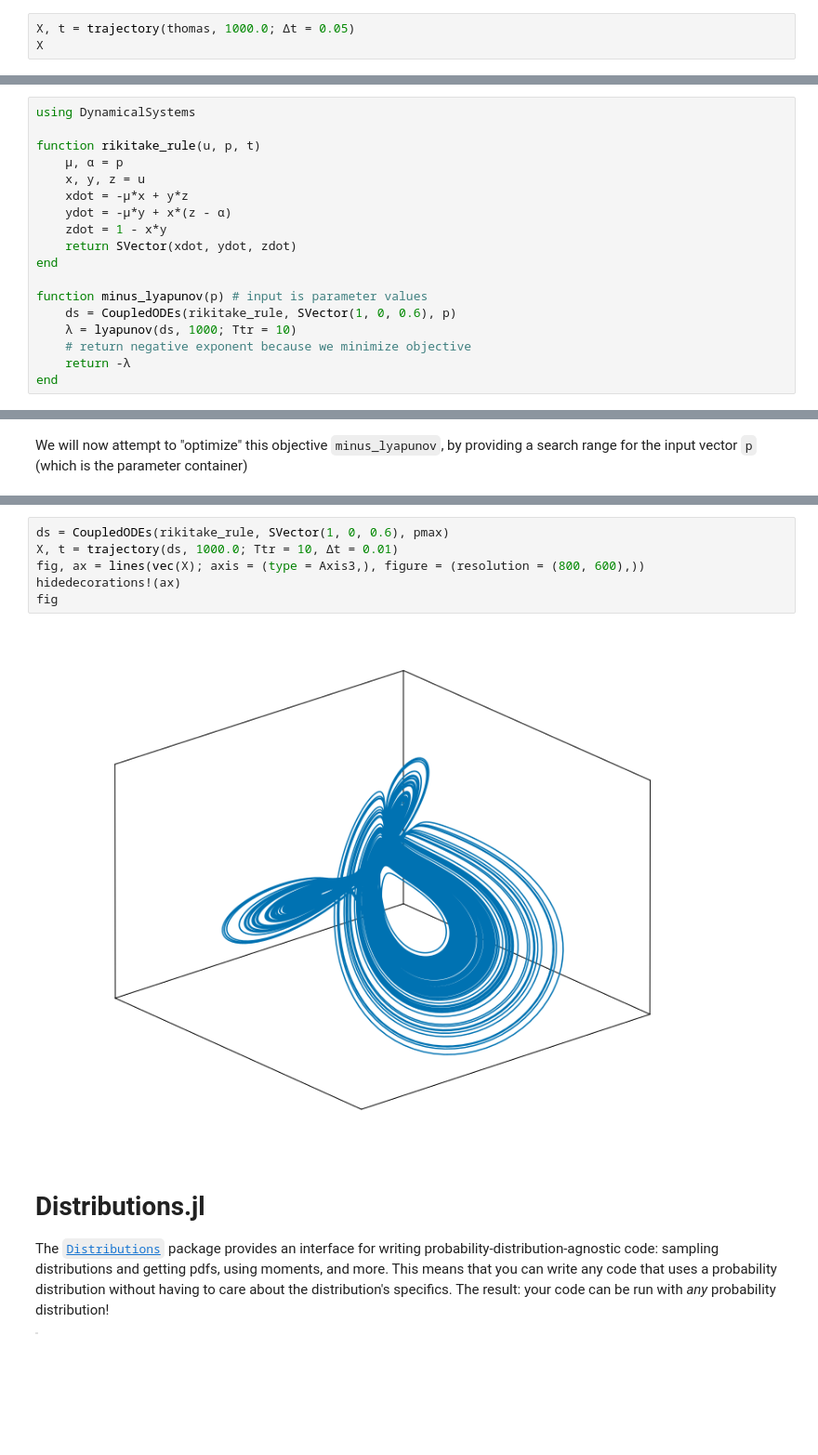
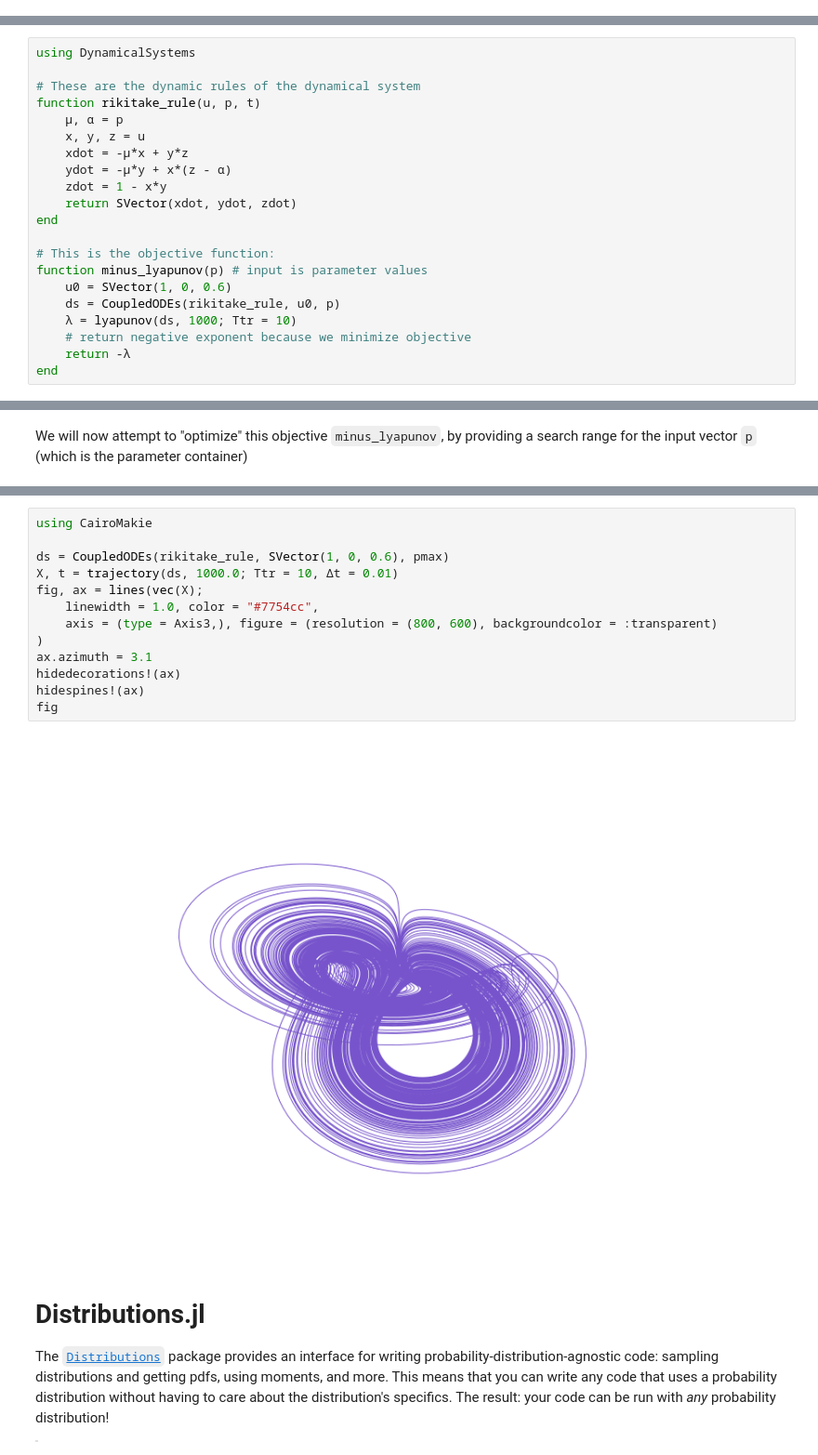
Before and after one commit to Datseris/Zero2Hero-JuliaWorkshop, a Jupyter notebook: 3-Ecosystem.ipynb, the cells around one changed output, grey strips where cells are left out. Shown at 93% size. Cells and saved outputs as stored; diff of their text form; blank space fills up the shorter version.

```diff
--- a/3-Ecosystem.ipynb
+++ b/3-Ecosystem.ipynb
@@ -413,3 +408,0 @@ Both basic as well as advanced tools for nonlinear timeseries analysis are inclu
-# %%
-Χ, t = trajectory(thomas, 1000.0; Δt = 0.05)
-Χ
@@ -472,6 +426,7 @@ To do this we must first define an _objective function_: A  function taking in a
 # %%
 using DynamicalSystems
 
+# These are the dynamic rules of the dynamical system
 function rikitake_rule(u, p, t)
     μ, α = p
     x, y, z = u
@@ -481,8 +436,10 @@ function rikitake_rule(u, p, t)
     return SVector(xdot, ydot, zdot)
 end
 
+# This is the objective function:
 function minus_lyapunov(p) # input is parameter values
-    ds = CoupledODEs(rikitake_rule, SVector(1, 0, 0.6), p)
+    u0 = SVector(1, 0, 0.6)
+    ds = CoupledODEs(rikitake_rule, u0, p)
     λ = lyapunov(ds, 1000; Ttr = 10)
     # return negative exponent because we minimize objective
     return -λ
@@ -530,11 +493,18 @@ pmax = best_candidate(bbres)
 # %%
+using CairoMakie
+
 ds = CoupledODEs(rikitake_rule, SVector(1, 0, 0.6), pmax)
 X, t = trajectory(ds, 1000.0; Ttr = 10, Δt = 0.01)
-fig, ax = lines(vec(X); axis = (type = Axis3,), figure = (resolution = (800, 600),))
+fig, ax = lines(vec(X);
+    linewidth = 1.0, color = "#7754cc",
+    axis = (type = Axis3,), figure = (resolution = (800, 600), backgroundcolor = :transparent)
+)
+ax.azimuth = 3.1
 hidedecorations!(ax)
+hidespines!(ax)
 fig
 # %% [output]
-[figure, old version]
+[figure, new version]
 # %% [markdown]
 # Distributions.jl
 
```
Also changed, not shown: parts of 29 cells of this notebook.
